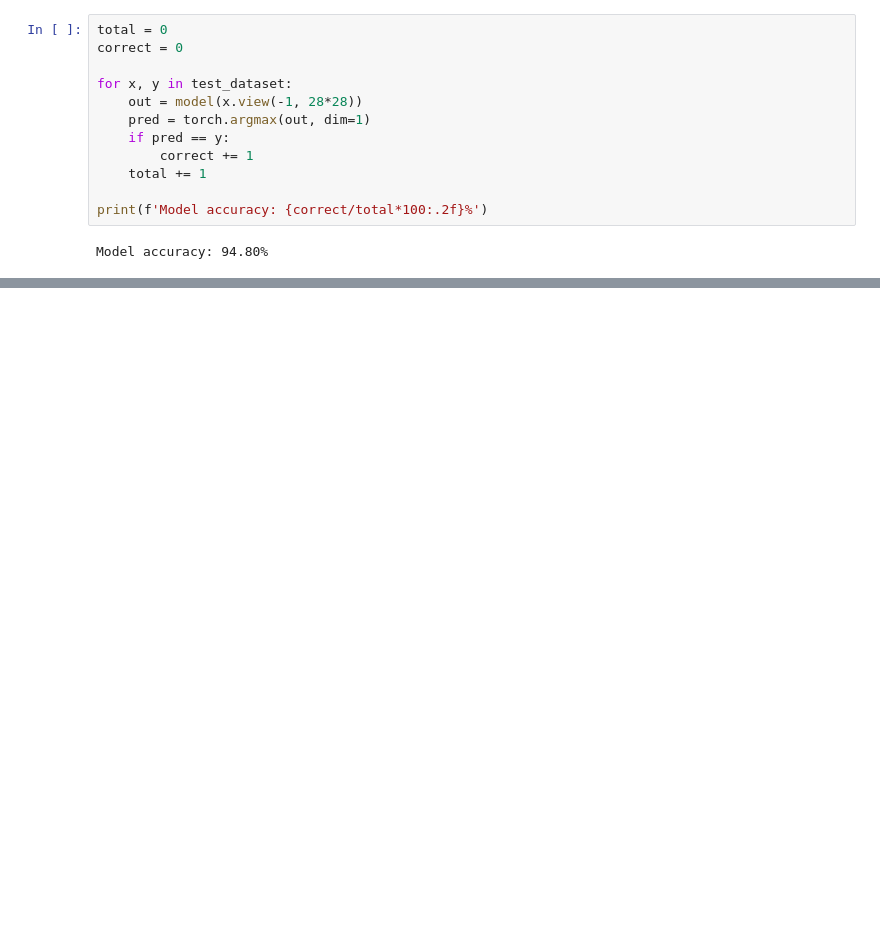
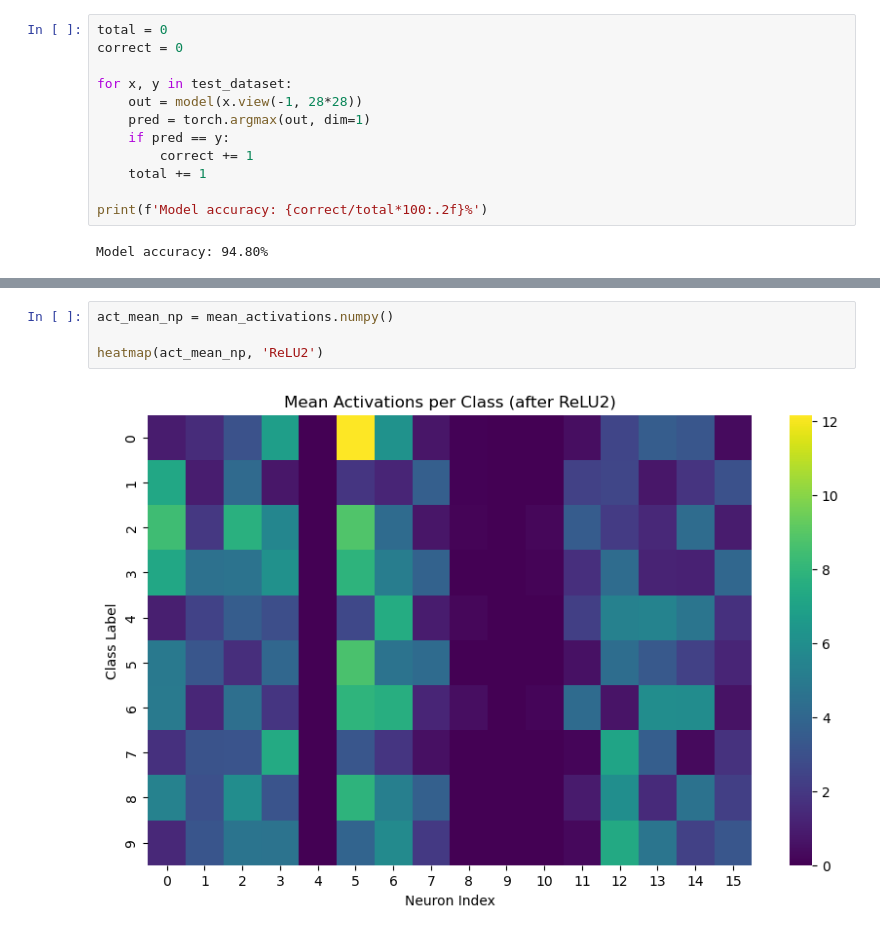
Before and after one commit to eriktholmes/interpreting_mnist, a Jupyter notebook: MLP/02_MLP_for_Interpretability_non_normalized_part_2.ipynb, the cells around one changed output, grey strips where cells are left out. Cells and saved outputs as stored; diff of their text form; blank space fills up the shorter version.

```diff
--- a/MLP/02_MLP_for_Interpretability_non_normalized_part_2.ipynb
+++ b/MLP/02_MLP_for_Interpretability_non_normalized_part_2.ipynb
@@ -349,0 +404,6 @@ print(corr)
+# %%
+act_mean_np = mean_activations.numpy()
+
+heatmap(act_mean_np, 'ReLU2')
+# %% [output]
+[figure, added]
```
Also changed, not shown: parts of 39 cells of this notebook.
